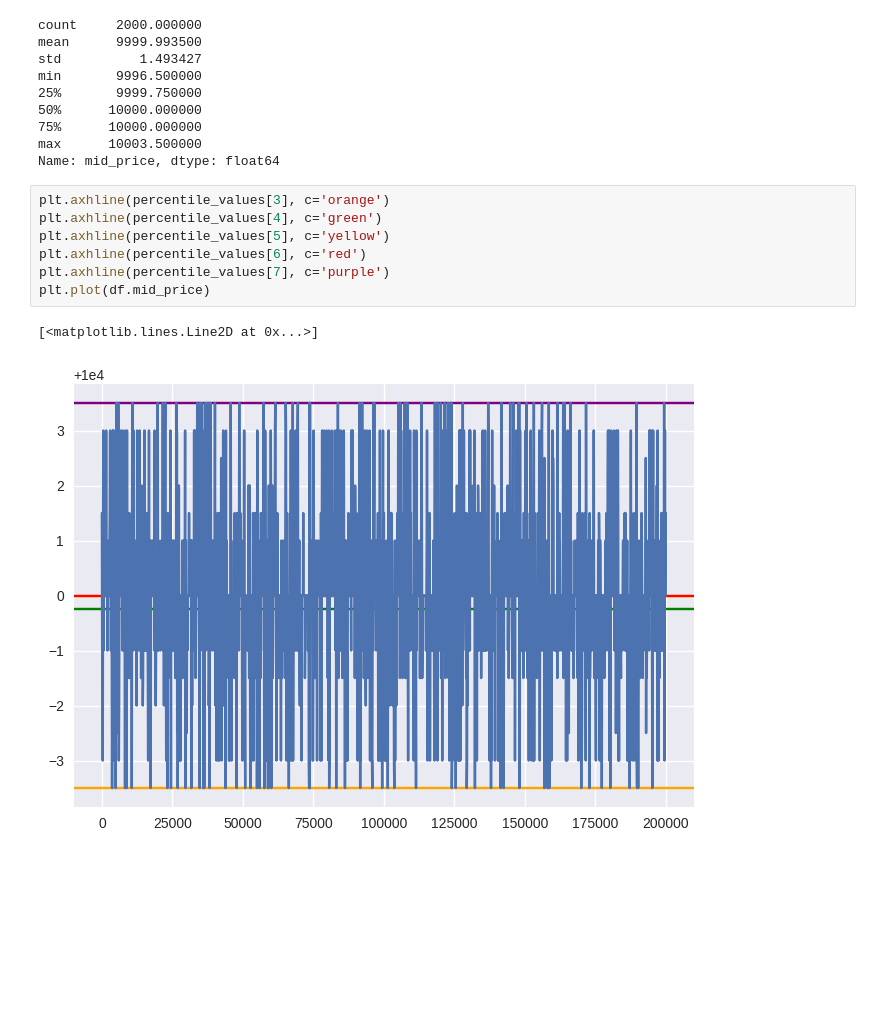
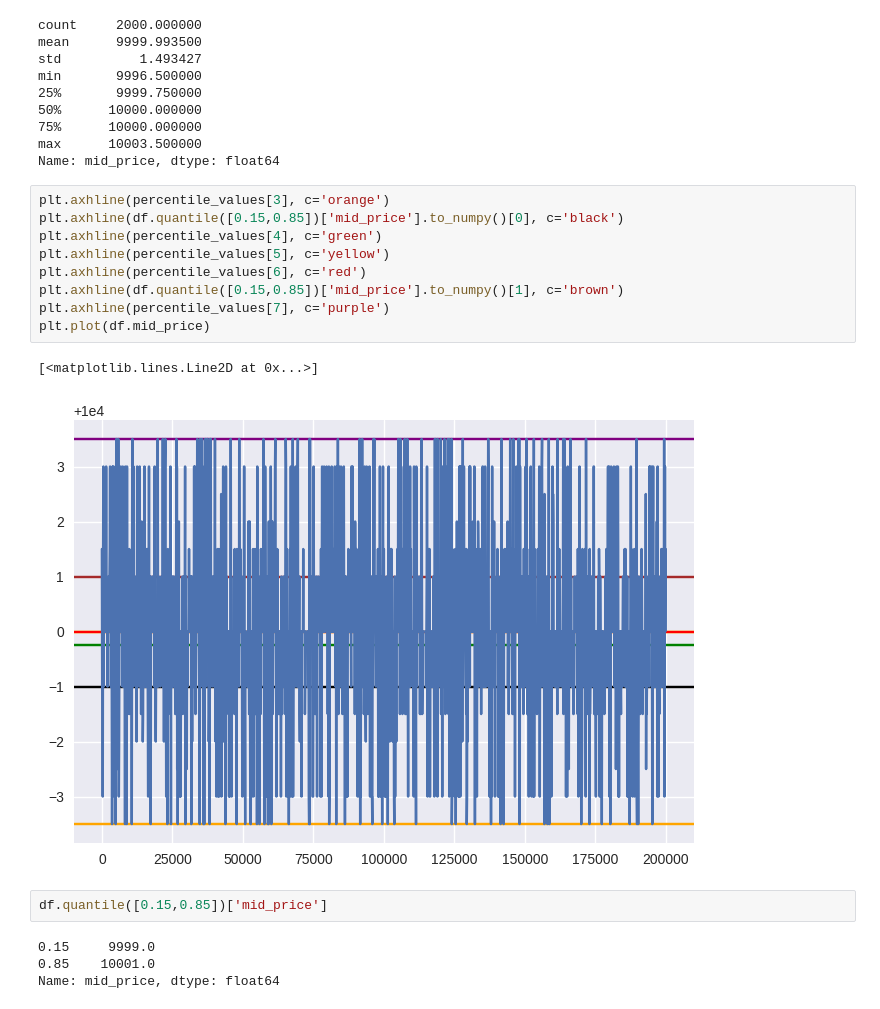
Before and after one commit to kzqiu/imc-2023, a Jupyter notebook: mean-reversion/pearls_mean_revert.ipynb, the cells around one changed output. Drawn from its saved outputs; the diff is of its cells as text; blank space fills up the shorter version.

```diff
--- a/mean-reversion/pearls_mean_revert.ipynb
+++ b/mean-reversion/pearls_mean_revert.ipynb
@@ -41,11 +41,19 @@ max      10003.500000
 Name: mid_price, dtype: float64
 # %%
 plt.axhline(percentile_values[3], c='orange')
+plt.axhline(df.quantile([0.15,0.85])['mid_price'].to_numpy()[0], c='black')
 plt.axhline(percentile_values[4], c='green')
 plt.axhline(percentile_values[5], c='yellow')
 plt.axhline(percentile_values[6], c='red')
+plt.axhline(df.quantile([0.15,0.85])['mid_price'].to_numpy()[1], c='brown')
 plt.axhline(percentile_values[7], c='purple')
 plt.plot(df.mid_price)
 # %% [output]
 [<matplotlib.lines.Line2D at 0x...>]
-[figure, old version]
+[figure, new version]
+# %%
+df.quantile([0.15,0.85])['mid_price']
+# %% [output]
+0.15     9999.0
+0.85    10001.0
+Name: mid_price, dtype: float64
```
Also changed, not shown: 1 other file.
